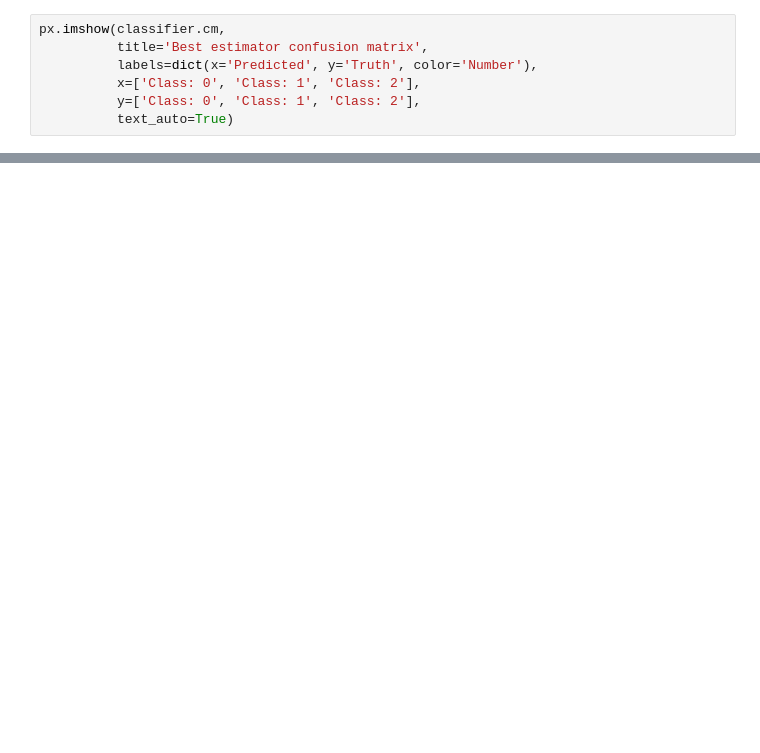
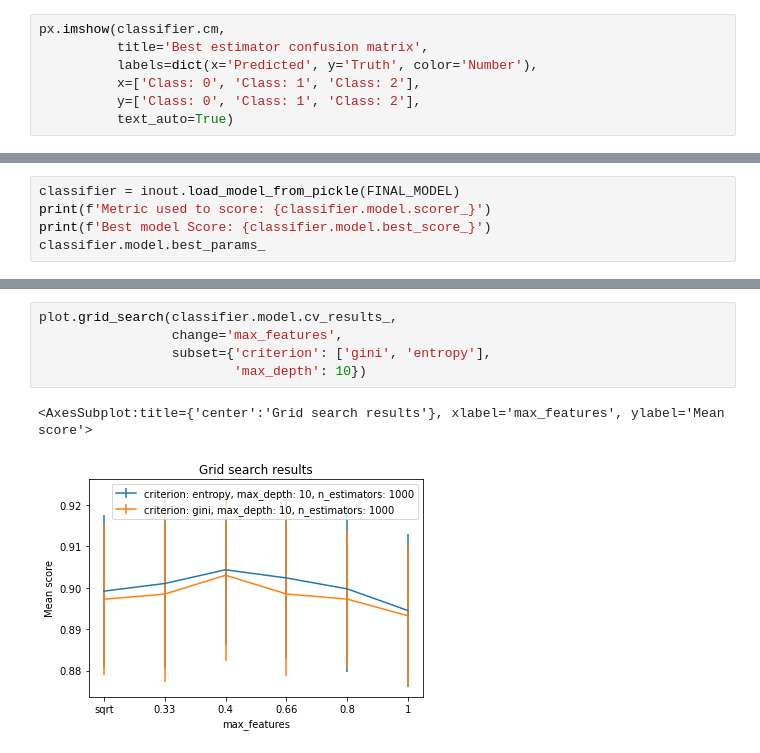
Before and after one commit to Bass2015/j2d-hackaton-dolgonos, a Jupyter notebook: src/graphics.ipynb, the cells around one changed output, grey strips where cells are left out. Cells and saved outputs as stored; diff of their text form; blank space fills up the shorter version.

```diff
--- a/src/graphics.ipynb
+++ b/src/graphics.ipynb
@@ -30,0 +45,5 @@ px.imshow(classifier.cm,
+# %%
+classifier = inout.load_model_from_pickle(FINAL_MODEL)
+print(f'Metric used to score: {classifier.model.scorer_}')
+print(f'Best model Score: {classifier.model.best_score_}')
+classifier.model.best_params_
@@ -30,0 +62,8 @@ px.imshow(classifier.cm,
+# %%
+plot.grid_search(classifier.model.cv_results_,
+                 change='max_features',
+                 subset={'criterion': ['gini', 'entropy'],
+                         'max_depth': 10})
+# %% [output]
+<AxesSubplot:title={'center':'Grid search results'}, xlabel='max_features', ylabel='Mean score'>
+[figure, added]
```
Also changed, not shown: parts of 11 cells of this notebook, 7 other files.
